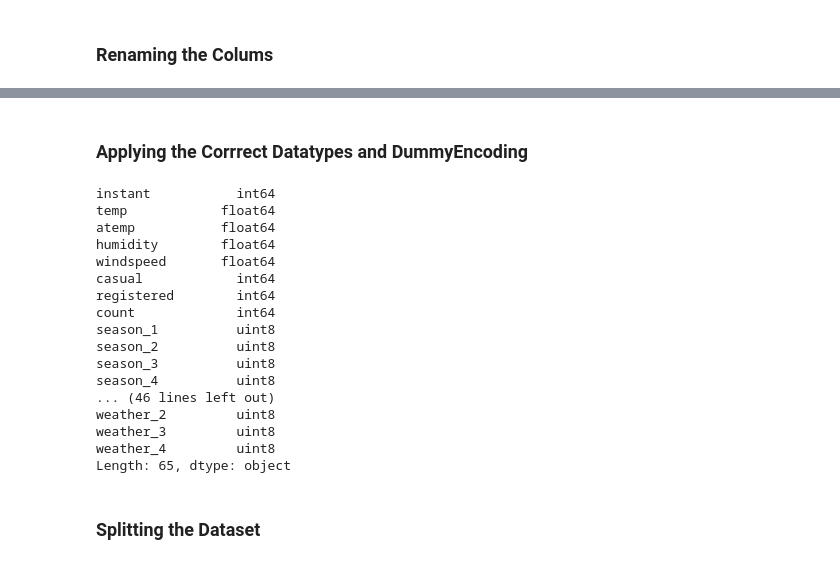
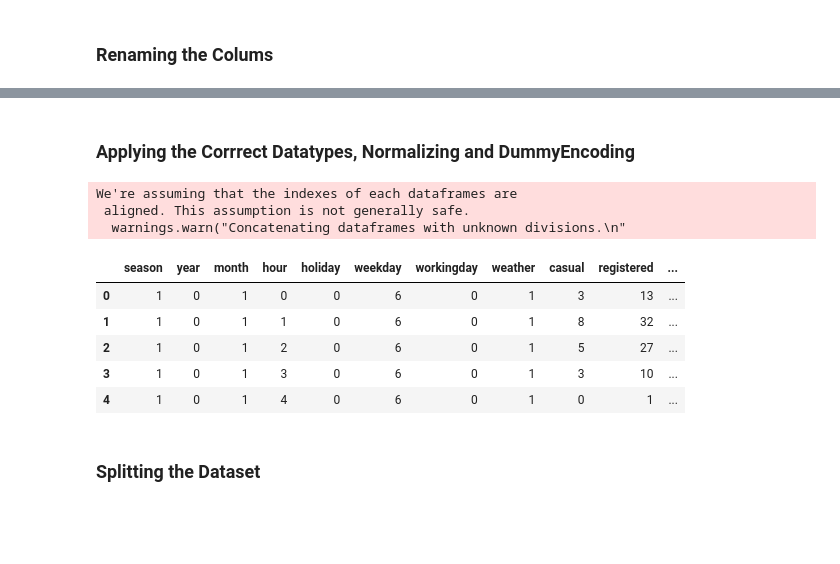
Before and after one commit to Hofi45/ie-python-individual, a Jupyter notebook: Bike_Sharing_Dask.ipynb, the cells around one changed output, grey strips where cells are left out. Cells and saved outputs as stored; diff of their text form; code cells hidden in the pictures; blank space fills up the shorter version.

```diff
--- a/Bike_Sharing_Dask.ipynb
+++ b/Bike_Sharing_Dask.ipynb
@@ -76,3 +154,52 @@ hour_data = hour_data.drop(["dteday"], axis=1)
 # %% [markdown]
-### Applying the Corrrect Datatypes and DummyEncoding
+### Applying the Corrrect Datatypes, Normalizing and DummyEncoding
+# %%
+ss = StandardScaler()
+norm = ss.fit_transform(
+    hour_data.drop(
+        [
+            "season",
+            "year",
+            "month",
+            "hour",
+            "holiday",
+            "weekday",
+            "workingday",
+            "weather",
+            "casual",
+            "registered",
+            "count",
+        ],
+        axis=1,
+    )
+)
+# %%
+cat = hour_data.loc[
+    :,
+    [
+        "season",
+        "year",
+        "month",
+        "hour",
+        "holiday",
+        "weekday",
+        "workingday",
+        "weather",
+        "casual",
+        "registered",
+        "count",
+    ],
+]
+hour_data = dd.concat([cat, norm], axis=1)
+hour_data.head()
+# %% [output]
+We're assuming that the indexes of each dataframes are
+ aligned. This assumption is not generally safe.
+  warnings.warn("Concatenating dataframes with unknown divisions.\n"
+|  | season | year | month | hour | holiday | weekday | workingday | weather | casual | registered | ... |
+| 0 | 1 | 0 | 1 | 0 | 0 | 6 | 0 | 1 | 3 | 13 | ... |
+| 1 | 1 | 0 | 1 | 1 | 0 | 6 | 0 | 1 | 8 | 32 | ... |
+| 2 | 1 | 0 | 1 | 2 | 0 | 6 | 0 | 1 | 5 | 27 | ... |
+| 3 | 1 | 0 | 1 | 3 | 0 | 6 | 0 | 1 | 3 | 10 | ... |
+| 4 | 1 | 0 | 1 | 4 | 0 | 6 | 0 | 1 | 0 | 1 | ... |
 # %%
@@ -80,26 +216,6 @@ categs = ['season', 'year', 'month', 'hour', 'holiday', 'weekday', 'workingday',
 # %%
 pipeline = make_pipeline(Categorizer(columns=categs), DummyEncoder(columns=categs))
 hour_data_cl_hot_encoded = pipeline.fit_transform(hour_data)
-# %%
-hour_data_cl_hot_encoded.dtypes
-# %% [output]
-instant           int64
-temp            float64
-atemp           float64
-humidity        float64
-windspeed       float64
-casual            int64
-registered        int64
-count             int64
-season_1          uint8
-season_2          uint8
-season_3          uint8
-season_4          uint8
-... (46 lines left out)
-weather_2         uint8
-weather_3         uint8
-weather_4         uint8
-Length: 65, dtype: object
 # %% [markdown]
 ### Splitting the Dataset
 # %% [markdown]
```
Also changed, not shown: parts of 23 cells of this notebook.
